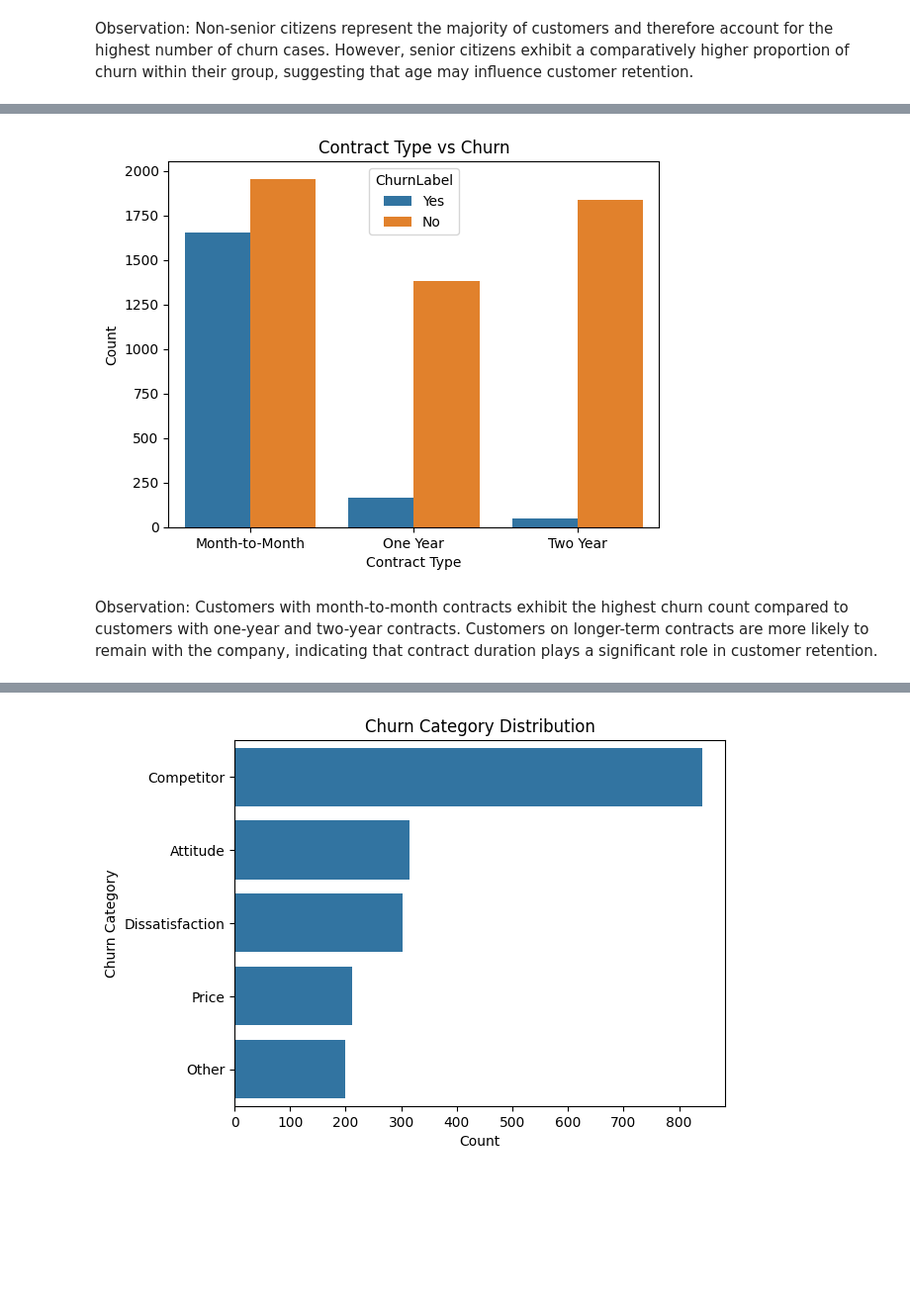
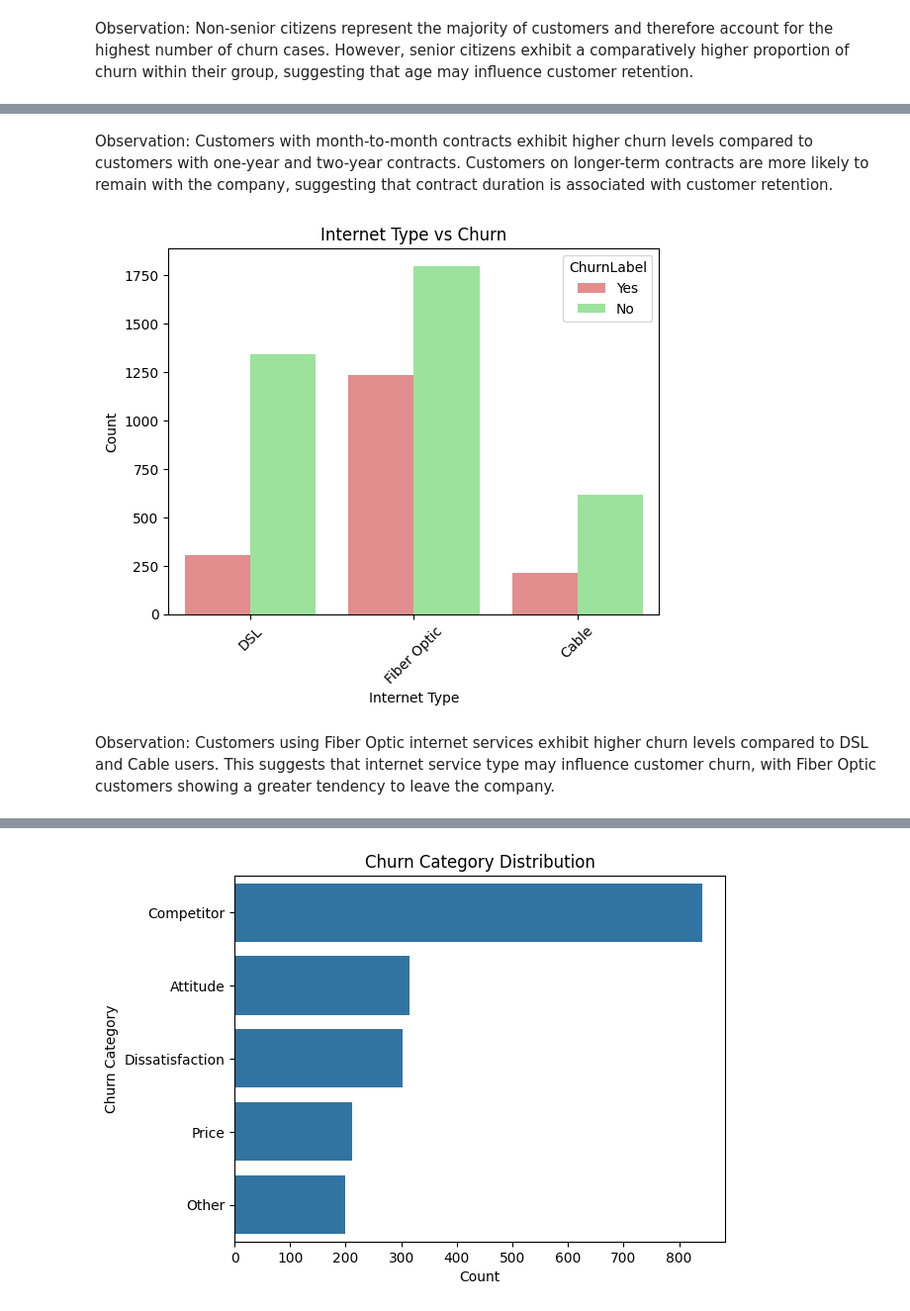
Before and after one commit to sreya-2004/codealpha_tasks, a Jupyter notebook: Customer_Churn_Analysis.ipynb, the cells around one changed output, grey strips where cells are left out. Shown at 99% size. Drawn from its saved outputs; the diff is of its cells as text; code cells hidden in the pictures; blank space fills up the shorter version.

```diff
--- a/Customer_Churn_Analysis.ipynb
+++ b/Customer_Churn_Analysis.ipynb
@@ -273,11 +312,19 @@ Observation: Non-senior citizens represent the majority of customers and therefo
+# %% [markdown]
+Observation: Customers with month-to-month contracts exhibit higher churn levels compared to customers with one-year and two-year contracts. Customers on longer-term contracts are more likely to remain with the company, suggesting that contract duration is associated with customer retention.
 # %%
-sns.countplot(x='Contract', hue='ChurnLabel', data=df)
+sns.countplot(
+    x='InternetType',
+    hue='ChurnLabel',
+    data=df,
+    palette={'Yes': 'lightcoral', 'No': 'lightgreen'}
+)
 
-plt.title('Contract Type vs Churn')
-plt.xlabel('Contract Type')
+plt.title('Internet Type vs Churn')
+plt.xlabel('Internet Type')
 plt.ylabel('Count')
+plt.xticks(rotation=45)
 plt.show()
 # %% [output]
-[figure, old version]
+[figure, new version]
-# %% [markdown]
-Observation: Customers with month-to-month contracts exhibit the highest churn count compared to customers with one-year and two-year contracts. Customers on longer-term contracts are more likely to remain with the company, indicating that contract duration plays a significant role in customer retention.
+# %% [markdown]
+Observation: Customers using Fiber Optic internet services exhibit higher churn levels compared to DSL and Cable users. This suggests that internet service type may influence customer churn, with Fiber Optic customers showing a greater tendency to leave the company.
```
Also changed, not shown: parts of 27 cells of this notebook.
